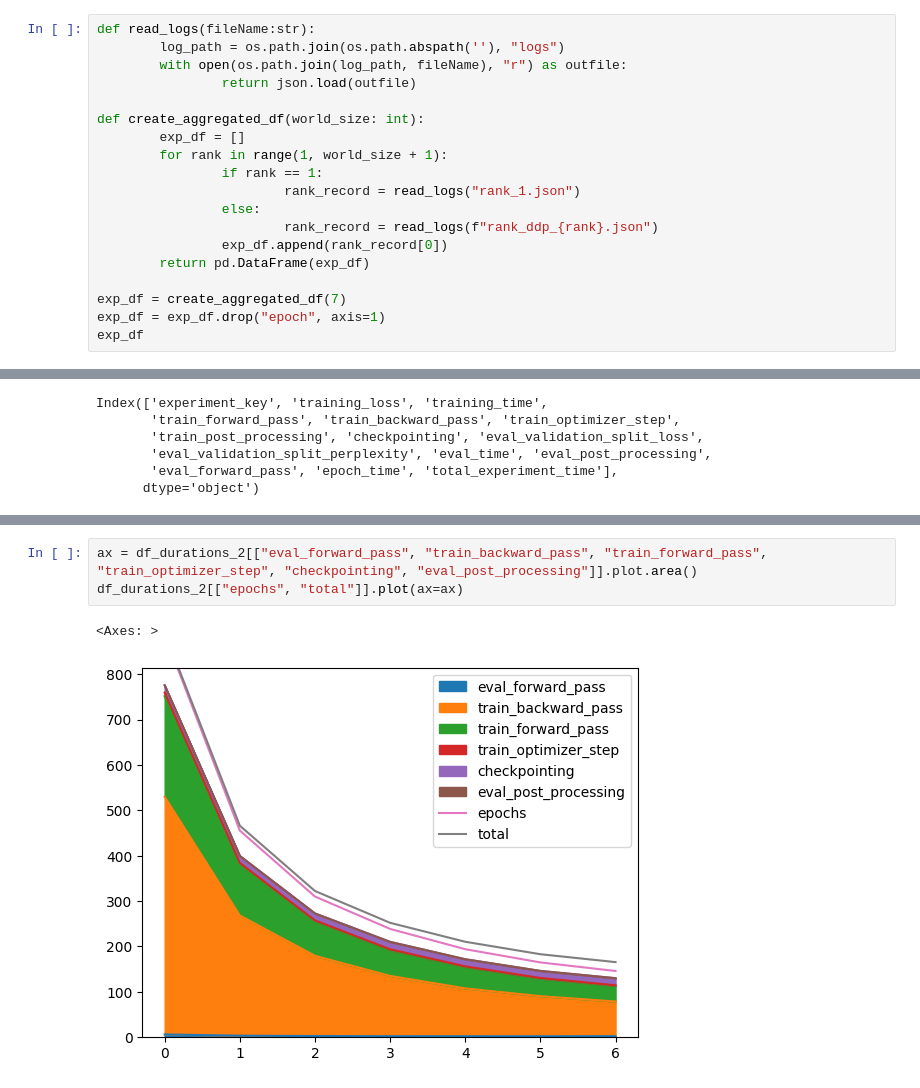
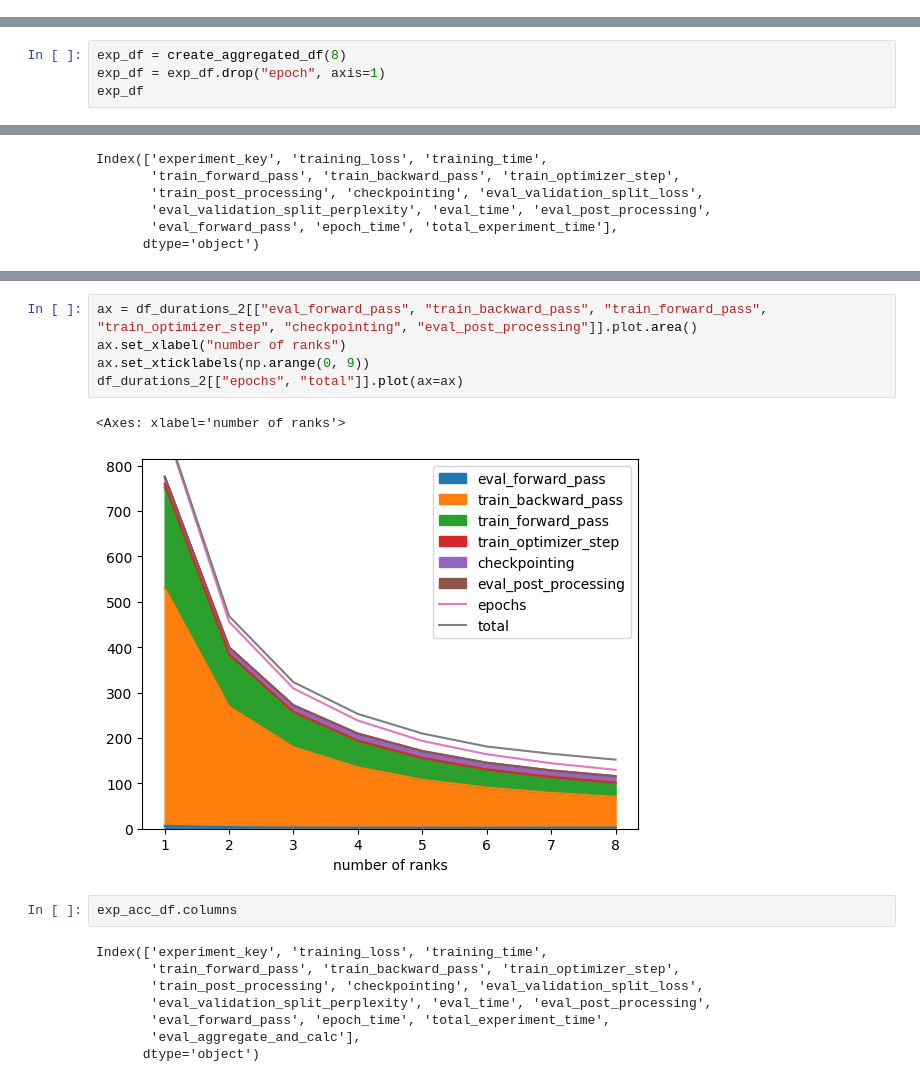
Before and after one commit to mlgym/mlgym, a Jupyter notebook: example/gpt2/huggingface_impl/viz_gpt2_hug_impl.ipynb, the cells around one changed output, grey strips where cells are left out. Saved outputs shown, nothing was run; the diff lists cells and outputs as text.

```diff
--- a/example/gpt2/huggingface_impl/viz_gpt2_hug_impl.ipynb
+++ b/example/gpt2/huggingface_impl/viz_gpt2_hug_impl.ipynb
@@ -6,19 +6,0 @@ import os
-# %%
-def read_logs(fileName:str):
-        log_path = os.path.join(os.path.abspath(''), "logs")
-        with open(os.path.join(log_path, fileName), "r") as outfile:
-                return json.load(outfile)
-
-def create_aggregated_df(world_size: int):
-        exp_df = []
-        for rank in range(1, world_size + 1):
-                if rank == 1:
-                        rank_record = read_logs("rank_1.json")
-                else:
-                        rank_record = read_logs(f"rank_ddp_{rank}.json")
-                exp_df.append(rank_record[0])
-        return pd.DataFrame(exp_df)
-
-exp_df = create_aggregated_df(7)
-exp_df = exp_df.drop("epoch", axis=1)
-exp_df
@@ -33,0 +81,4 @@ exp_df
+# %%
+exp_df = create_aggregated_df(8)
+exp_df = exp_df.drop("epoch", axis=1)
+exp_df
@@ -132,6 +195,18 @@ df_durations_2
 # %%
 ax = df_durations_2[["eval_forward_pass", "train_backward_pass", "train_forward_pass", "train_optimizer_step", "checkpointing", "eval_post_processing"]].plot.area()
+ax.set_xlabel("number of ranks")
+ax.set_xticklabels(np.arange(0, 9))
 df_durations_2[["epochs", "total"]].plot(ax=ax)
 # %% [output]
-<Axes: >
+<Axes: xlabel='number of ranks'>
-[figure, old version]
+[figure, new version]
+# %%
+exp_acc_df.columns
+# %% [output]
+Index(['experiment_key', 'training_loss', 'training_time',
+       'train_forward_pass', 'train_backward_pass', 'train_optimizer_step',
+       'train_post_processing', 'checkpointing', 'eval_validation_split_loss',
+       'eval_validation_split_perplexity', 'eval_time', 'eval_post_processing',
+       'eval_forward_pass', 'epoch_time', 'total_experiment_time',
+       'eval_aggregate_and_calc'],
+      dtype='object')
```
Also changed, not shown: parts of 12 cells of this notebook, 4 other files.
